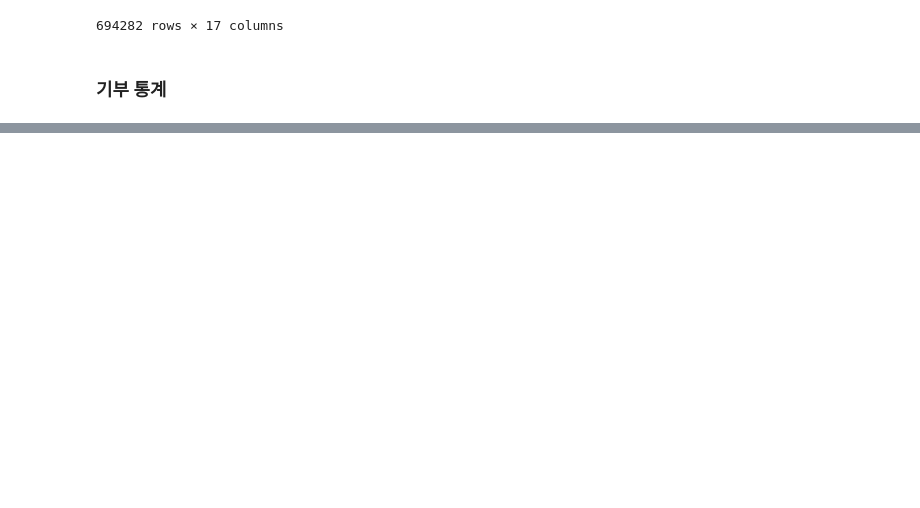
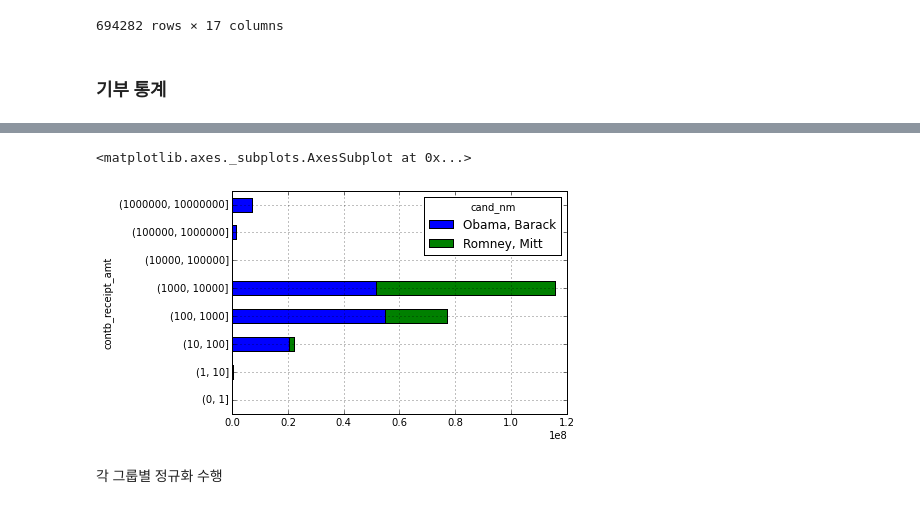
Before and after one commit to lseongjoo/bigpy, a Jupyter notebook: DataAggregation.ipynb, the cells around one changed output, grey strips where cells are left out. Saved outputs shown, nothing was run; the diff lists cells and outputs as text; code cells hidden in the pictures; blank space fills up the shorter version.

```diff
--- a/DataAggregation.ipynb
+++ b/DataAggregation.ipynb
@@ -1006,4 +1128,4 @@ grouped.apply(get_top_amounts, 'contbr_employer', n=10)
 # %%
-bins = np.array([0, 1, 10, 100, 1000, 10000, 100000, 1000000, 10000000])
+bins = np.array([0, 1, 10, 10**2, 10**3, 10**4, 10**5, 10**6, 10**7])
 labels = pd.cut(fec_mrbo.contb_receipt_amt, bins)
-labels
+labels[:10]
@@ -1016,3 +1173,10 @@ bucket_sums
+# %%
+bucket_sums.plot(kind='barh', stacked=True)
+# %% [output]
+<matplotlib.axes._subplots.AxesSubplot at 0x...>
+[figure, added]
+# %% [markdown]
+각 그룹별 정규화 수행
 # %%
 normed_sums = bucket_sums.div(bucket_sums.sum(axis=1), axis=0)
 normed_sums
```
Also changed, not shown: parts of 26 cells of this notebook, 3 other files.
